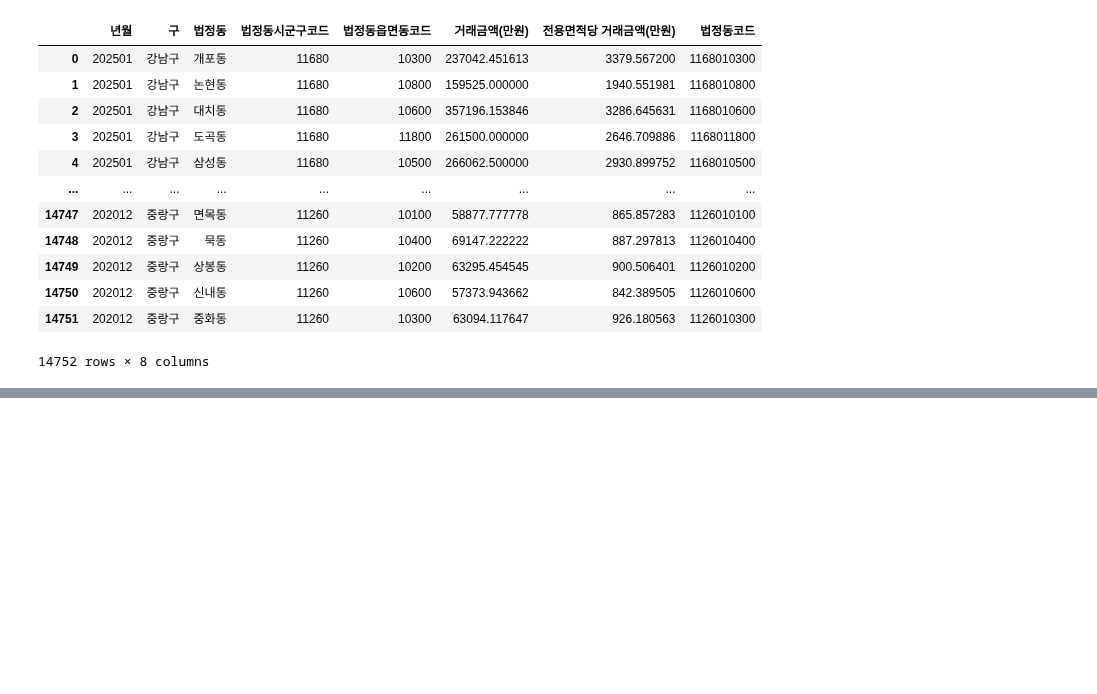
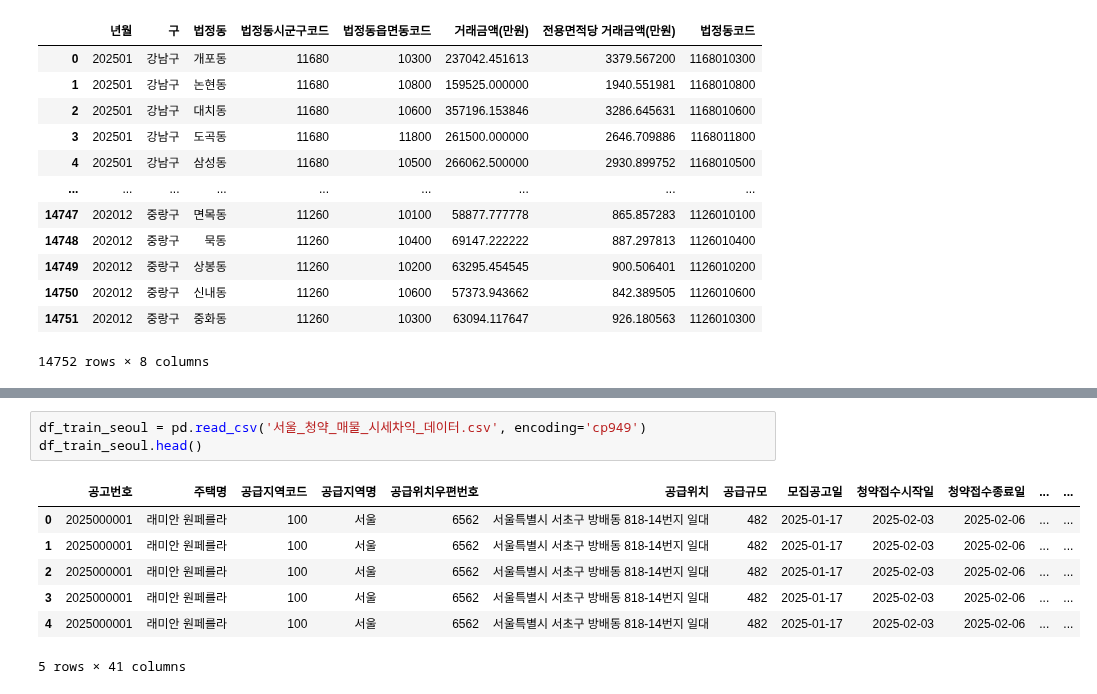
Before and after one commit to choikwangil95/HKToss-MLOps-Proejct, a Jupyter notebook: src/eugene/[광일] 실거래가 데이터 병합.ipynb, the cells around one changed output, grey strips where cells are left out. Drawn from its saved outputs; the diff is of its cells as text; blank space fills up the shorter version.

```diff
--- a/src/eugene/[광일] 실거래가 데이터 병합.ipynb
+++ b/src/eugene/[광일] 실거래가 데이터 병합.ipynb
@@ -89,0 +79,11 @@ df_train[df_train['공급지역명'] == '서울']
+# %%
+df_train_seoul = pd.read_csv('서울_청약_매물_시세차익_데이터.csv', encoding='cp949')
+df_train_seoul.head()
+# %% [output]
+|  | 공고번호 | 주택명 | 공급지역코드 | 공급지역명 | 공급위치우편번호 | 공급위치 | 공급규모 | 모집공고일 | 청약접수시작일 | 청약접수종료일 | ... | ... |
+| 0 | 2025000001 | 래미안 원페를라 | 100 | 서울 | 6562 | 서울특별시 서초구 방배동 818-14번지 일대 | 482 | 2025-01-17 | 2025-02-03 | 2025-02-06 | ... | ... |
+| 1 | 2025000001 | 래미안 원페를라 | 100 | 서울 | 6562 | 서울특별시 서초구 방배동 818-14번지 일대 | 482 | 2025-01-17 | 2025-02-03 | 2025-02-06 | ... | ... |
+| 2 | 2025000001 | 래미안 원페를라 | 100 | 서울 | 6562 | 서울특별시 서초구 방배동 818-14번지 일대 | 482 | 2025-01-17 | 2025-02-03 | 2025-02-06 | ... | ... |
+| 3 | 2025000001 | 래미안 원페를라 | 100 | 서울 | 6562 | 서울특별시 서초구 방배동 818-14번지 일대 | 482 | 2025-01-17 | 2025-02-03 | 2025-02-06 | ... | ... |
+| 4 | 2025000001 | 래미안 원페를라 | 100 | 서울 | 6562 | 서울특별시 서초구 방배동 818-14번지 일대 | 482 | 2025-01-17 | 2025-02-03 | 2025-02-06 | ... | ... |
+5 rows × 41 columns
```
Also changed, not shown: parts of 5 cells of this notebook, 10 other files.
